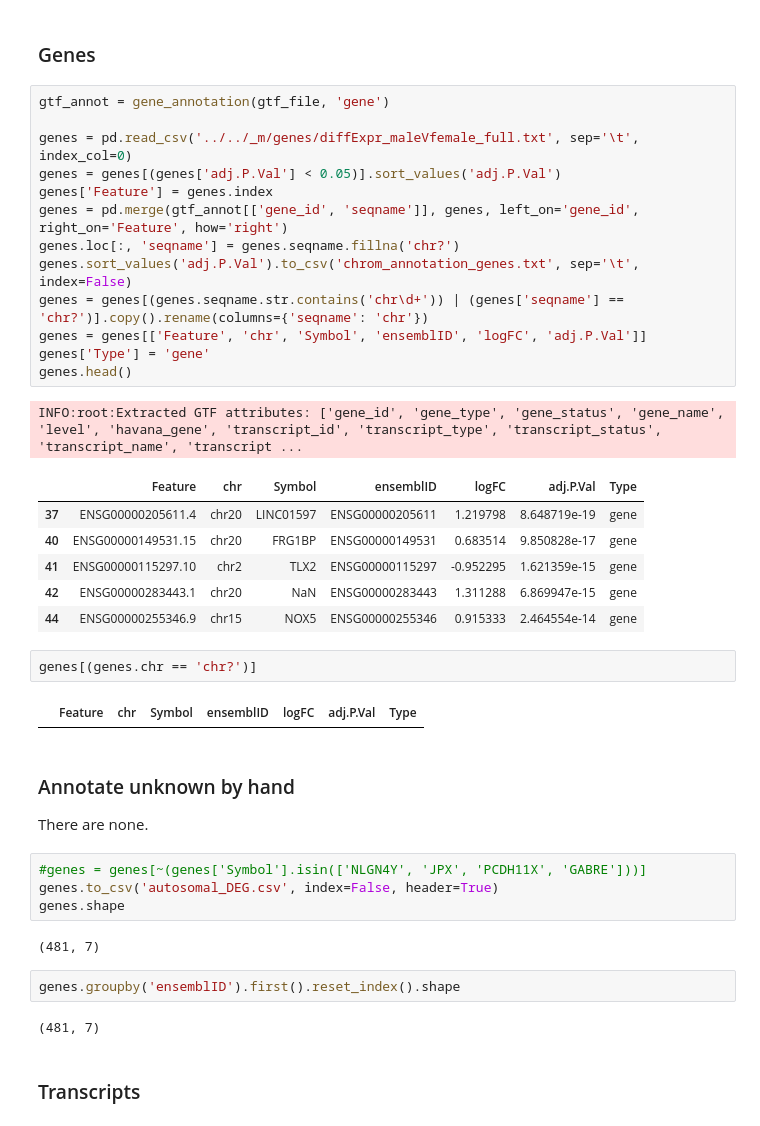
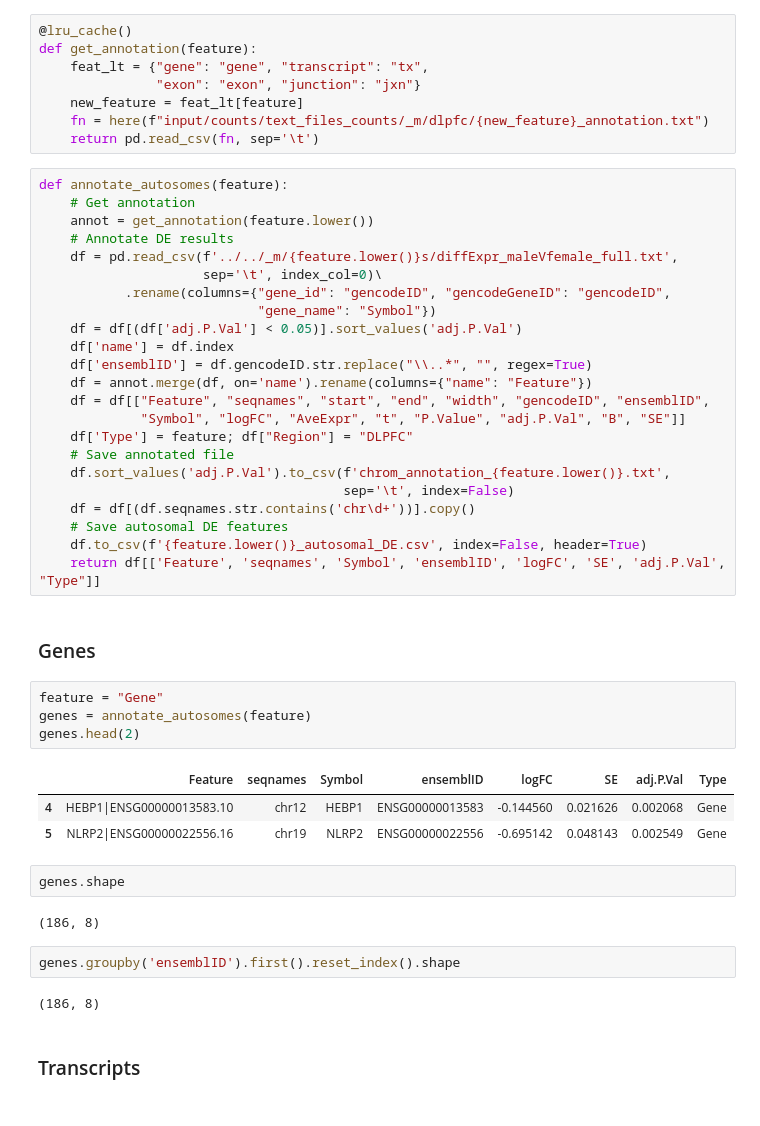
Before and after one commit to LieberInstitute/sex_differences_sz, a Jupyter notebook: differential_expression/dlpfc/metrics_summary/_m/main.ipynb, the cells around one changed output. Saved outputs shown, nothing was run; the diff lists cells and outputs as text.

Commit message:
updating results for metric summary, v41, dlpfc

```diff
--- a/differential_expression/dlpfc/metrics_summary/_m/main.ipynb
+++ b/differential_expression/dlpfc/metrics_summary/_m/main.ipynb
@@ -177,42 +150,51 @@ gtf_file = '/ceph/genome/human/gencode25/gtf.CHR/_m/gencode.v25.annotation.gtf'
+# %%
+@lru_cache()
+def get_annotation(feature):
+    feat_lt = {"gene": "gene", "transcript": "tx",
+               "exon": "exon", "junction": "jxn"}
+    new_feature = feat_lt[feature]
+    fn = here(f"input/counts/text_files_counts/_m/dlpfc/{new_feature}_annotation.txt")
+    return pd.read_csv(fn, sep='\t')
+# %%
+def annotate_autosomes(feature):
+    # Get annotation
+    annot = get_annotation(feature.lower())
+    # Annotate DE results
+    df = pd.read_csv(f'../../_m/{feature.lower()}s/diffExpr_maleVfemale_full.txt',
+                     sep='\t', index_col=0)\
+           .rename(columns={"gene_id": "gencodeID", "gencodeGeneID": "gencodeID",
+                            "gene_name": "Symbol"})
+    df = df[(df['adj.P.Val'] < 0.05)].sort_values('adj.P.Val')
+    df['name'] = df.index
+    df['ensemblID'] = df.gencodeID.str.replace("\\..*", "", regex=True)
+    df = annot.merge(df, on='name').rename(columns={"name": "Feature"})
+    df = df[["Feature", "seqnames", "start", "end", "width", "gencodeID", "ensemblID",
+             "Symbol", "logFC", "AveExpr", "t", "P.Value", "adj.P.Val", "B", "SE"]]
+    df['Type'] = feature; df["Region"] = "DLPFC"
+    # Save annotated file
+    df.sort_values('adj.P.Val').to_csv(f'chrom_annotation_{feature.lower()}.txt',
+                                       sep='\t', index=False)
+    df = df[(df.seqnames.str.contains('chr\d+'))].copy()
+    # Save autosomal DE features
+    df.to_csv(f'{feature.lower()}_autosomal_DE.csv', index=False, header=True)
+    return df[['Feature', 'seqnames', 'Symbol', 'ensemblID', 'logFC', 'SE', 'adj.P.Val', "Type"]]
 # %% [markdown]
 ### Genes
-# %%
-gtf_annot = gene_annotation(gtf_file, 'gene')
-
-genes = pd.read_csv('../../_m/genes/diffExpr_maleVfemale_full.txt', sep='\t', index_col=0)
-genes = genes[(genes['adj.P.Val'] < 0.05)].sort_values('adj.P.Val')
-genes['Feature'] = genes.index
-genes = pd.merge(gtf_annot[['gene_id', 'seqname']], genes, left_on='gene_id', right_on='Feature', how='right')
-genes.loc[:, 'seqname'] = genes.seqname.fillna('chr?')
-genes.sort_values('adj.P.Val').to_csv('chrom_annotation_genes.txt', sep='\t', index=False)
-genes = genes[(genes.seqname.str.contains('chr\d+')) | (genes['seqname'] == 'chr?')].copy().rename(columns={'seqname': 'chr'})
-genes = genes[['Feature', 'chr', 'Symbol', 'ensemblID', 'logFC', 'adj.P.Val']]
-genes['Type'] = 'gene'
-genes.head()
-# %% [output]
-INFO:root:Extracted GTF attributes: ['gene_id', 'gene_type', 'gene_status', 'gene_name', 'level', 'havana_gene', 'transcript_id', 'transcript_type', 'transcript_status', 'transcript_name', 'transcript ...
-|  | Feature | chr | Symbol | ensemblID | logFC | adj.P.Val | Type |
-| 37 | ENSG00000205611.4 | chr20 | LINC01597 | ENSG00000205611 | 1.219798 | 8.648719e-19 | gene |
-| 40 | ENSG00000149531.15 | chr20 | FRG1BP | ENSG00000149531 | 0.683514 | 9.850828e-17 | gene |
-| 41 | ENSG00000115297.10 | chr2 | TLX2 | ENSG00000115297 | -0.952295 | 1.621359e-15 | gene |
-| 42 | ENSG00000283443.1 | chr20 | NaN | ENSG00000283443 | 1.311288 | 6.869947e-15 | gene |
-| 44 | ENSG00000255346.9 | chr15 | NOX5 | ENSG00000255346 | 0.915333 | 2.464554e-14 | gene |
-# %%
-genes[(genes.chr == 'chr?')]
-# %% [output]
-|  | Feature | chr | Symbol | ensemblID | logFC | adj.P.Val | Type |
-# %% [markdown]
-### Annotate unknown by hand
-There are none.
-# %%
-#genes = genes[~(genes['Symbol'].isin(['NLGN4Y', 'JPX', 'PCDH11X', 'GABRE']))]
-genes.to_csv('autosomal_DEG.csv', index=False, header=True)
-genes.shape
-# %% [output]
-(481, 7)
+# %%
+feature = "Gene"
+genes = annotate_autosomes(feature)
+genes.head(2)
+# %% [output]
+|  | Feature | seqnames | Symbol | ensemblID | logFC | SE | adj.P.Val | Type |
+| 4 | HEBP1|ENSG00000013583.10 | chr12 | HEBP1 | ENSG00000013583 | -0.144560 | 0.021626 | 0.002068 | Gene |
+| 5 | NLRP2|ENSG00000022556.16 | chr19 | NLRP2 | ENSG00000022556 | -0.695142 | 0.048143 | 0.002549 | Gene |
+# %%
+genes.shape
+# %% [output]
+(186, 8)
 # %%
 genes.groupby('ensemblID').first().reset_index().shape
 # %% [output]
-(481, 7)
+(186, 8)
 # %% [markdown]
 ### Transcripts
```
Also changed, not shown: parts of 44 cells of this notebook, 15 other files.
